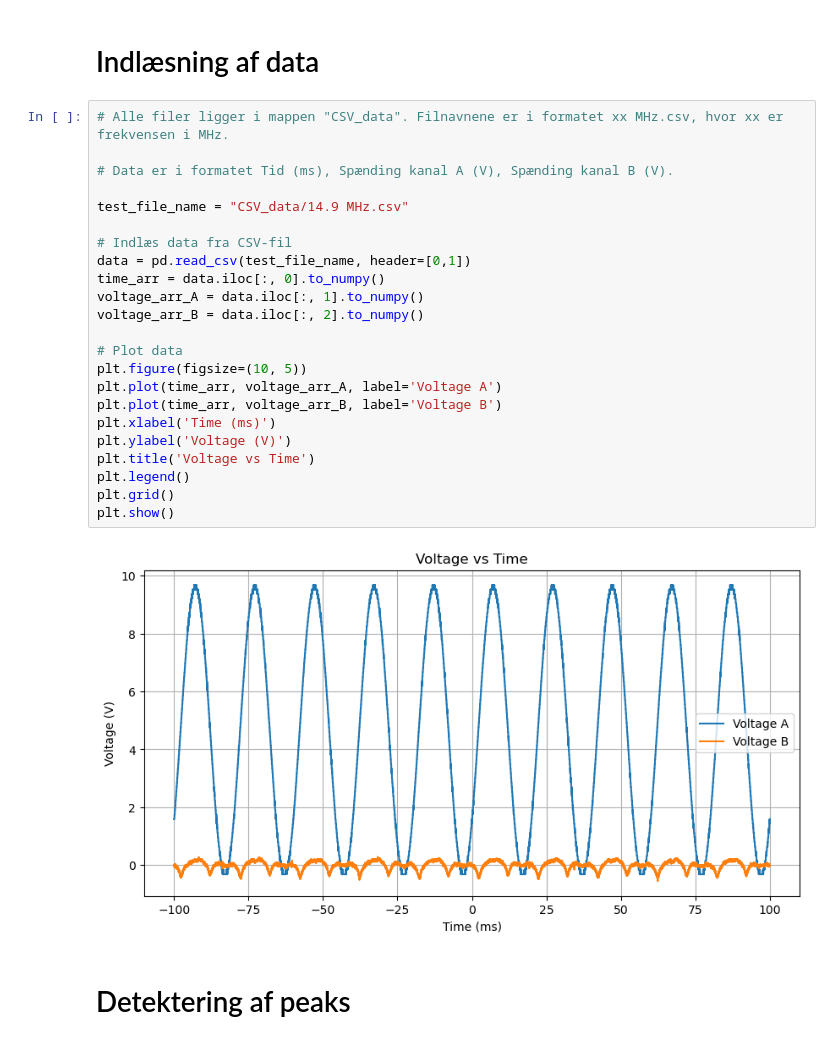
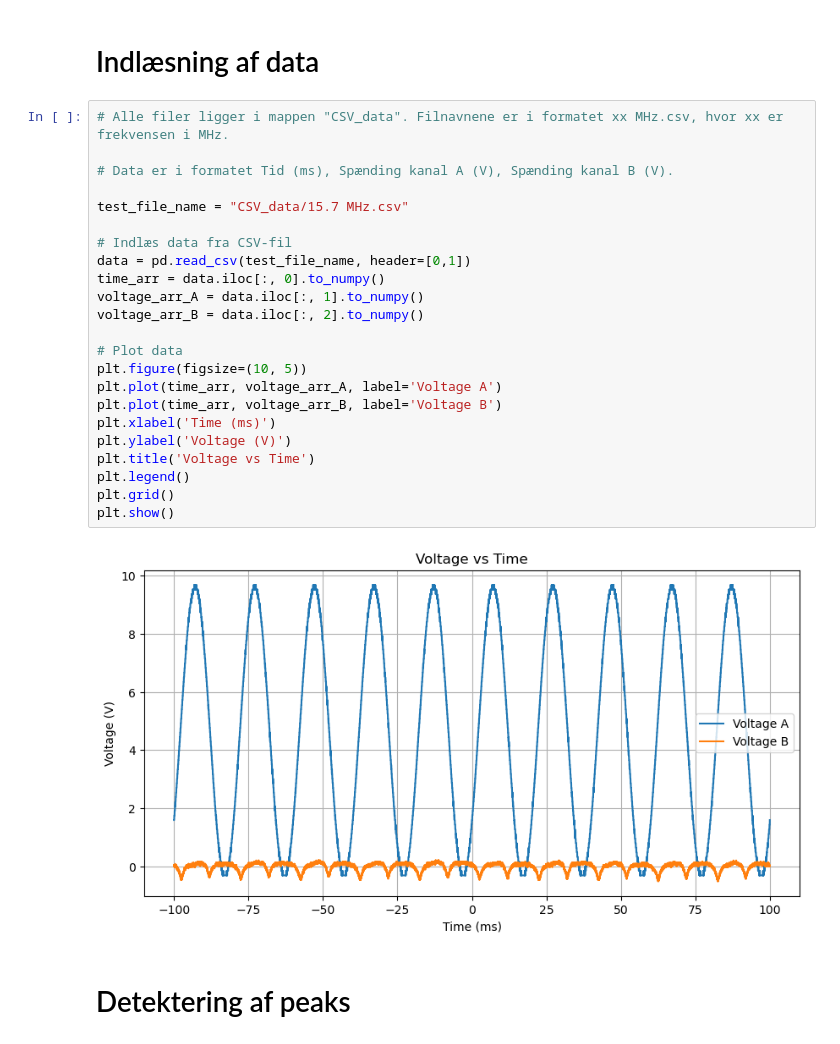
Before and after one commit to Focus9752/Kvant2-lab, a Jupyter notebook: dataanalyse.ipynb, the cells around one changed output. Saved outputs shown, nothing was run; the diff lists cells and outputs as text.

```diff
--- a/dataanalyse.ipynb
+++ b/dataanalyse.ipynb
@@ -12,28 +41,28 @@ from scipy.signal import find_peaks
 # %%
 # Alle filer ligger i mappen "CSV_data". Filnavnene er i formatet xx MHz.csv, hvor xx er frekvensen i MHz.
 
 # Data er i formatet Tid (ms), Spænding kanal A (V), Spænding kanal B (V).
 
-test_file_name = "CSV_data/14.9 MHz.csv"
+test_file_name = "CSV_data/15.7 MHz.csv"
 
 # Indlæs data fra CSV-fil
 data = pd.read_csv(test_file_name, header=[0,1])
 time_arr = data.iloc[:, 0].to_numpy()
 voltage_arr_A = data.iloc[:, 1].to_numpy()
 voltage_arr_B = data.iloc[:, 2].to_numpy()
 
 # Plot data
 plt.figure(figsize=(10, 5))
 plt.plot(time_arr, voltage_arr_A, label='Voltage A')
 plt.plot(time_arr, voltage_arr_B, label='Voltage B')
 plt.xlabel('Time (ms)')
 plt.ylabel('Voltage (V)')
 plt.title('Voltage vs Time')
 plt.legend()
 plt.grid()
 plt.show()
 # %% [output]
-[figure, old version]
+[figure, new version]
 # %% [markdown]
 # Detektering af peaks
 # %%
```
Also changed, not shown: parts of 12 cells of this notebook.
